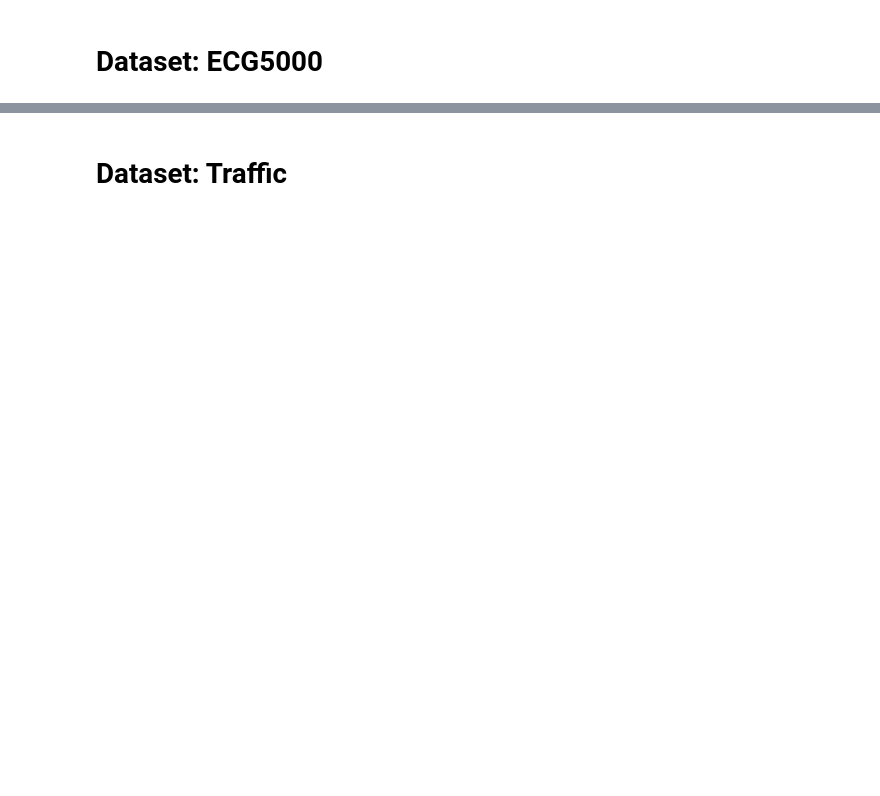
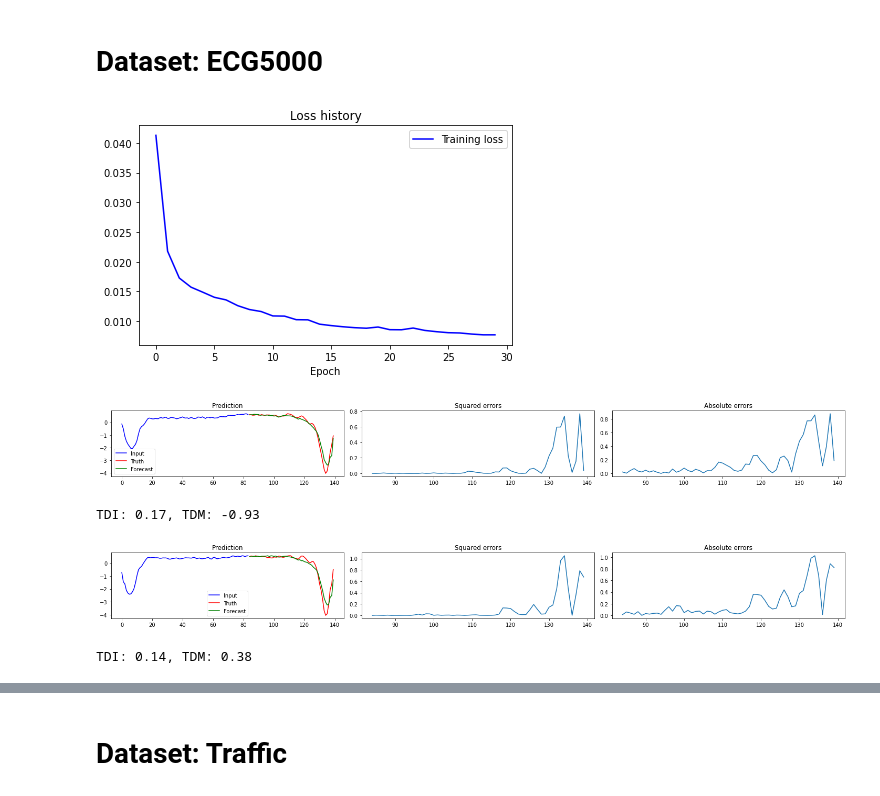
Before and after one commit to eivistr/metrics-for-multistep-forecasting-study, a Jupyter notebook: notebooks/tcn.ipynb, the cells around one changed output, grey strips where cells are left out. Drawn from its saved outputs; the diff is of its cells as text; code cells hidden in the pictures; blank space fills up the shorter version.

```diff
--- a/notebooks/tcn.ipynb
+++ b/notebooks/tcn.ipynb
@@ -56,15 +31,0 @@ class TCN(nn.Module):
-# %%
-input_size = 84
-output_size = 56
-batch_size = 16
-epochs = 10
-lr = 0.001
-log_interval = 1
-
-
-channel_sizes = [128] * 3
-kernel_size = 5
-dropout = 0.25
-
-model = TCN(input_size, output_size, channel_sizes, kernel_size=kernel_size, dropout=dropout)
-optimizer = getattr(torch.optim, "Adam")(model.parameters(), lr=lr)
@@ -111,35 +32,52 @@ NameError: name 'X_train' is not defined
+# %%
+# CONTROL PARAMS
+TRAIN_MODEL = False
 # %% [markdown]
 # Dataset: ECG5000
 # %%
-# Parameters
-window = 84
-horizon = 56
-batch_size = 10
-epochs = 20
-lr = 0.01
+input_size = 84
+output_size = 56
+
+channel_sizes = [128] * 3
+kernel_size = 5
+dropout = 0.25
+lr = 0.001
+batch_size = 16
+epochs = 30
 
 # Load data
-ecg_train = ECG5000("./data/ECG5000/ECG5000_TRAIN.tsv", window, horizon)
-ecg_test = ECG5000("./data/ECG5000/ECG5000_TEST.tsv", window, horizon)
-ecg_train_loader = torch.utils.data.DataLoader(ecg_train, batch_size=batch_size, shuffle=True, drop_last=True)
-ecg_test_loader = torch.utils.data.DataLoader(ecg_train, batch_size=batch_size, shuffle=False, drop_last=True)
-
-# Build model
-encoder = EncoderRNN(input_size=1, hidden_size=128, num_grulstm_layers=1, batch_size=batch_size).to(device)
-decoder = DecoderRNN(input_size=1, hidden_size=128, num_grulstm_layers=1, fc_units=16, output_size=1).to(device)
-gru_net = NetGRU(encoder, decoder, horizon, device).to(device)
-optimizer = torch.optim.Adam(gru_net.parameters(), lr=lr)
-loss_fn = torch.nn.MSELoss()
+train = ECG5000("../data/ECG5000/ECG5000_TRAIN.tsv", input_size, output_size)
+test = ECG5000("../data/ECG5000/ECG5000_TEST.tsv", input_size, output_size)
+train_loader = torch.utils.data.DataLoader(train, batch_size=batch_size, shuffle=True, drop_last=True)
+test_loader = torch.utils.data.DataLoader(test, batch_size=batch_size, shuffle=False, drop_last=True)
 
 # Train and save model OR load model from pickle
-if not LOAD:
-    train_model(gru_net, optimizer, loss_fn, ecg_train_loader, epochs=epochs)
+if TRAIN_MODEL:
 
-    with open('./saved_models/grudilate_ecg.pickle', 'wb') as handle:
-        pickle.dump(gru_net, handle, protocol=pickle.HIGHEST_PROTOCOL)
+    model = TCN(input_size, output_size, channel_sizes, kernel_size=kernel_size, dropout=dropout)
+    optimizer = torch.optim.Adam(model.parameters(), lr=lr)
+    loss_fn = torch.nn.MSELoss()
+
+    train_model(model, optimizer, loss_fn, train_loader, epochs=epochs)
+
+    with open('./saved_models/tcn_ecg.pickle', 'wb') as handle:
+        pickle.dump(model, handle, protocol=pickle.HIGHEST_PROTOCOL)
 else:
-    with open('./saved_models/grudilate_ecg.pickle', 'rb') as handle:
-        gru_net = pickle.load(handle)
+    with open('./saved_models/tcn_ecg.pickle', 'rb') as handle:
+        model = pickle.load(handle)
+
 
 # Get forecasts on test
-x_test, y_test, yhat_test = get_forecasts(gru_net, ecg_test_loader)
+x_test, y_test, yhat_test = get_forecasts(model, test_loader)
+
+# Plots
+plot_forecasts(x_test, y_test, yhat_test, n=3, shuffle=True)
+
+# Compute evaluation
+res_ecg = Evaluation(y_test, yhat_test, "ECG5000", "TCN")
+# %% [output]
+[figure, added]
+[figure, added]
+TDI: 0.17, TDM: -0.93
+[figure, added]
+TDI: 0.14, TDM: 0.38
```
Also changed, not shown: parts of 16 cells of this notebook, 10 other files.
